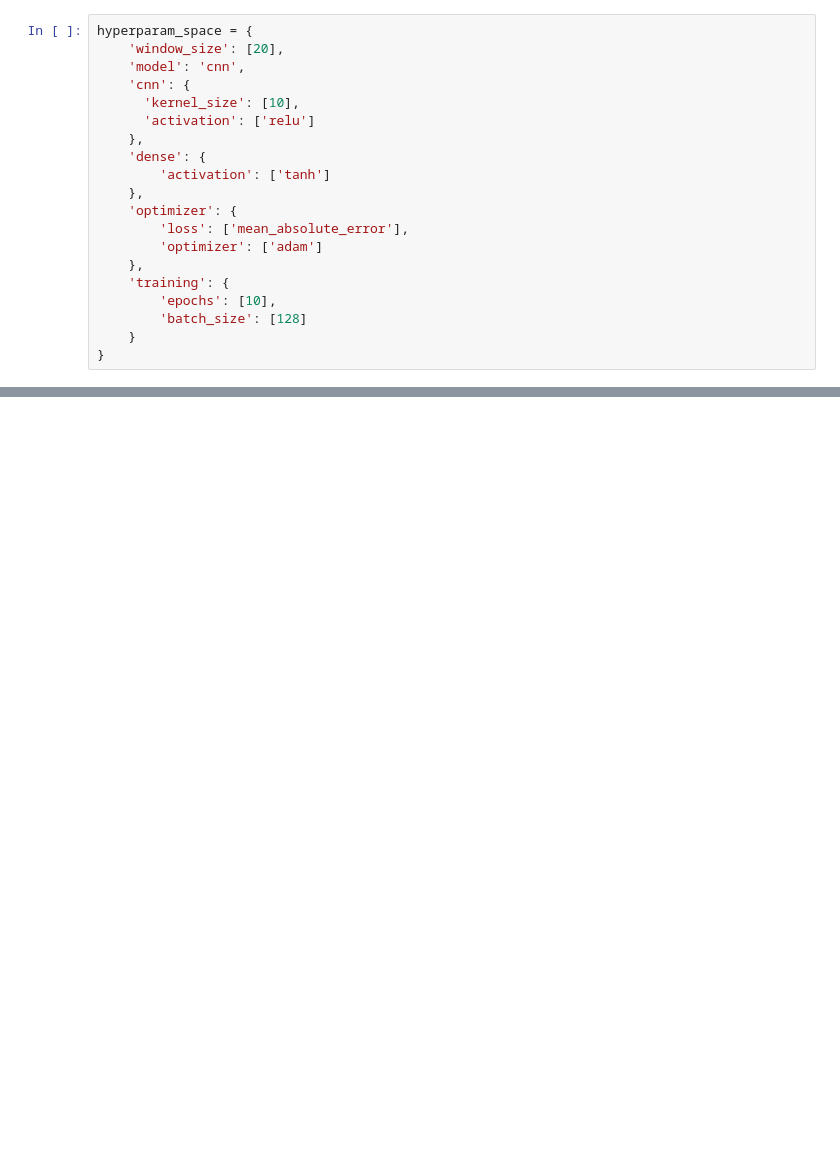
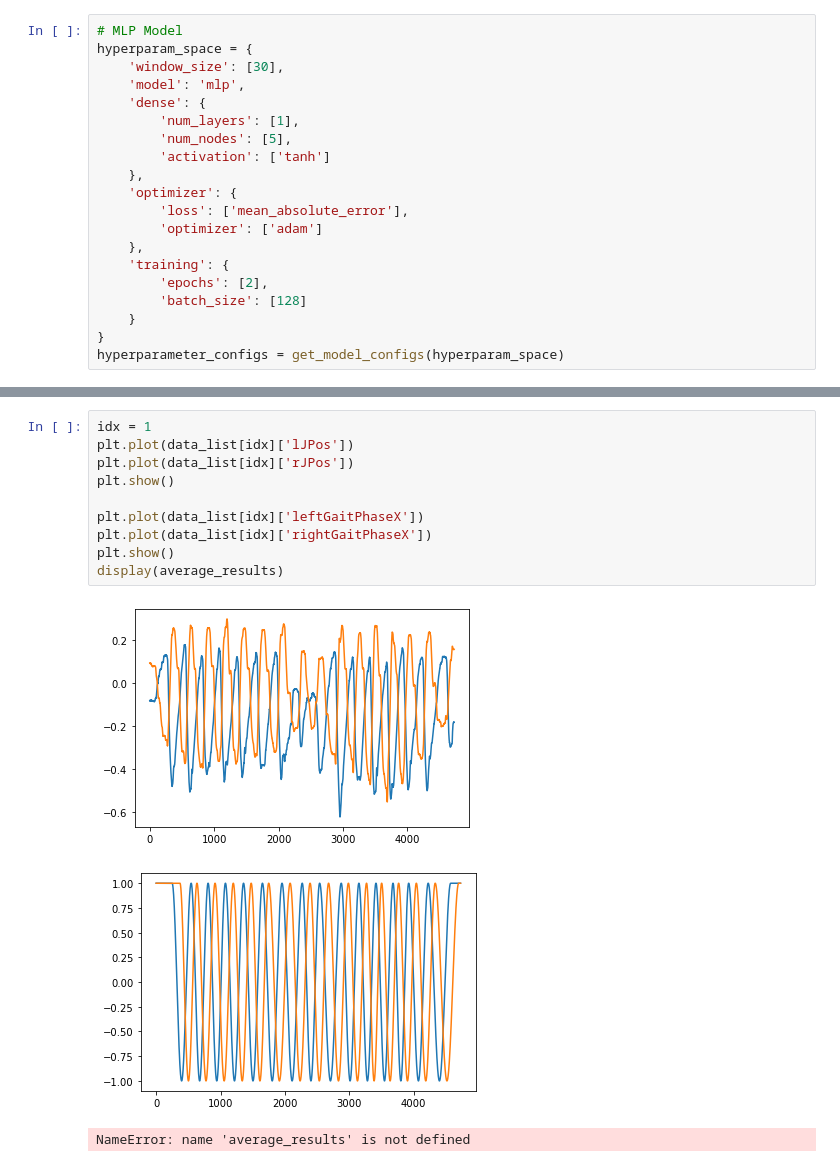
Before and after one commit to inseungkang/HipExo_GaitPhaseEstimation, a Jupyter notebook: Process Data.ipynb, the cells around one changed output, grey strips where cells are left out. Saved outputs shown, nothing was run; the diff lists cells and outputs as text; blank space fills up the shorter version.

```diff
--- a/Process Data.ipynb
+++ b/Process Data.ipynb
@@ -67,12 +44,11 @@ plt.show()
 # %%
+# MLP Model
 hyperparam_space = {
-    'window_size': [20],
-    'model': 'cnn',
-    'cnn': {
-      'kernel_size': [10],
-      'activation': ['relu']
-    },
+    'window_size': [30],
+    'model': 'mlp',
     'dense': {
+        'num_layers': [1],
+        'num_nodes': [5],
         'activation': ['tanh']
     },
     'optimizer': {
@@ -80,10 +56,11 @@ hyperparam_space = {
         'optimizer': ['adam']
     },
     'training': {
-        'epochs': [10],
+        'epochs': [2],
         'batch_size': [128]
     }
 }
+hyperparameter_configs = get_model_configs(hyperparam_space)
 # %%
 trial_results, average_results = train_models(hyperparam_space['model'], hyperparameter_configs, data_list)
 # %% [output]
@@ -90,0 +85,14 @@ NameError: name 'train_models' is not defined
+# %%
+idx = 1
+plt.plot(data_list[idx]['lJPos'])
+plt.plot(data_list[idx]['rJPos'])
+plt.show()
+
+plt.plot(data_list[idx]['leftGaitPhaseX'])
+plt.plot(data_list[idx]['rightGaitPhaseX'])
+plt.show()
+display(average_results)
+# %% [output]
+[figure, added]
+[figure, added]
+NameError: name 'average_results' is not defined
```
Also changed, not shown: parts of 6 cells of this notebook, 6 other files.
